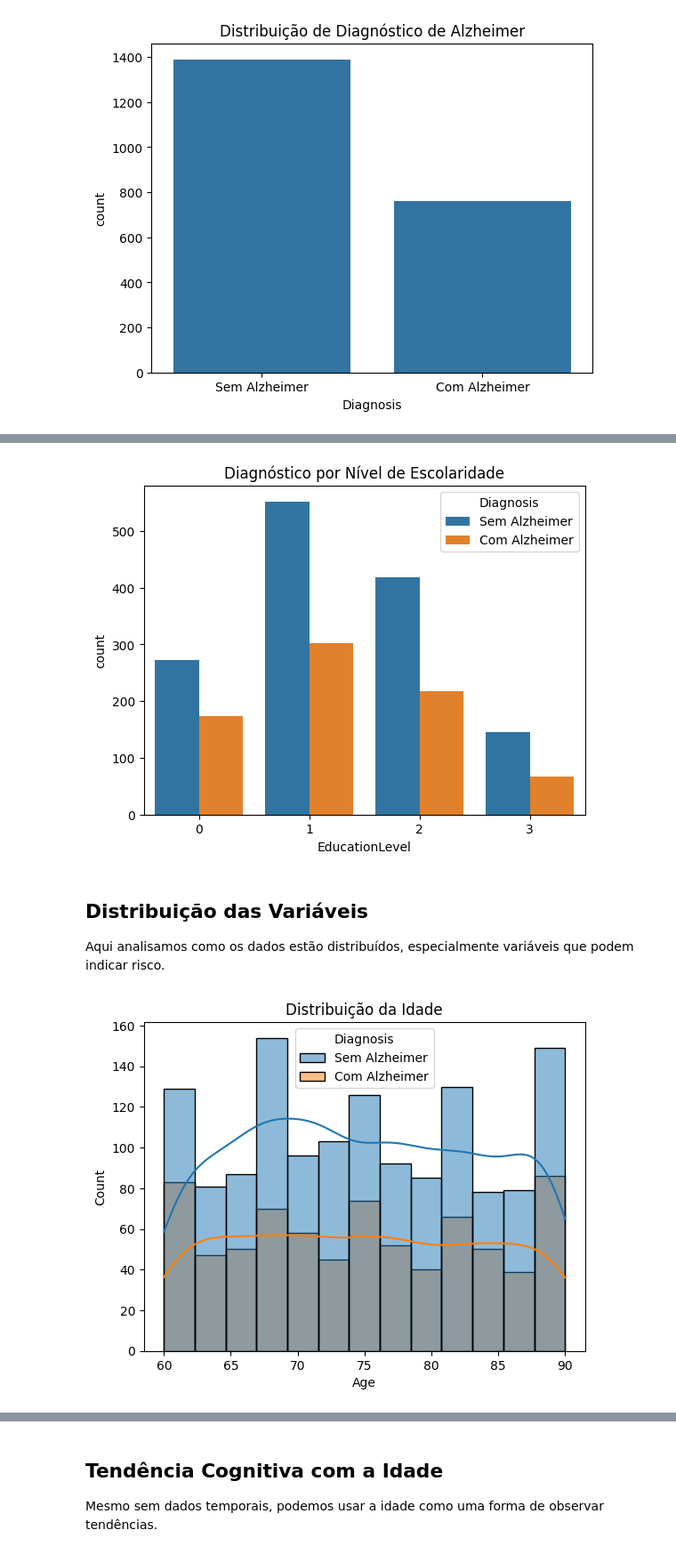
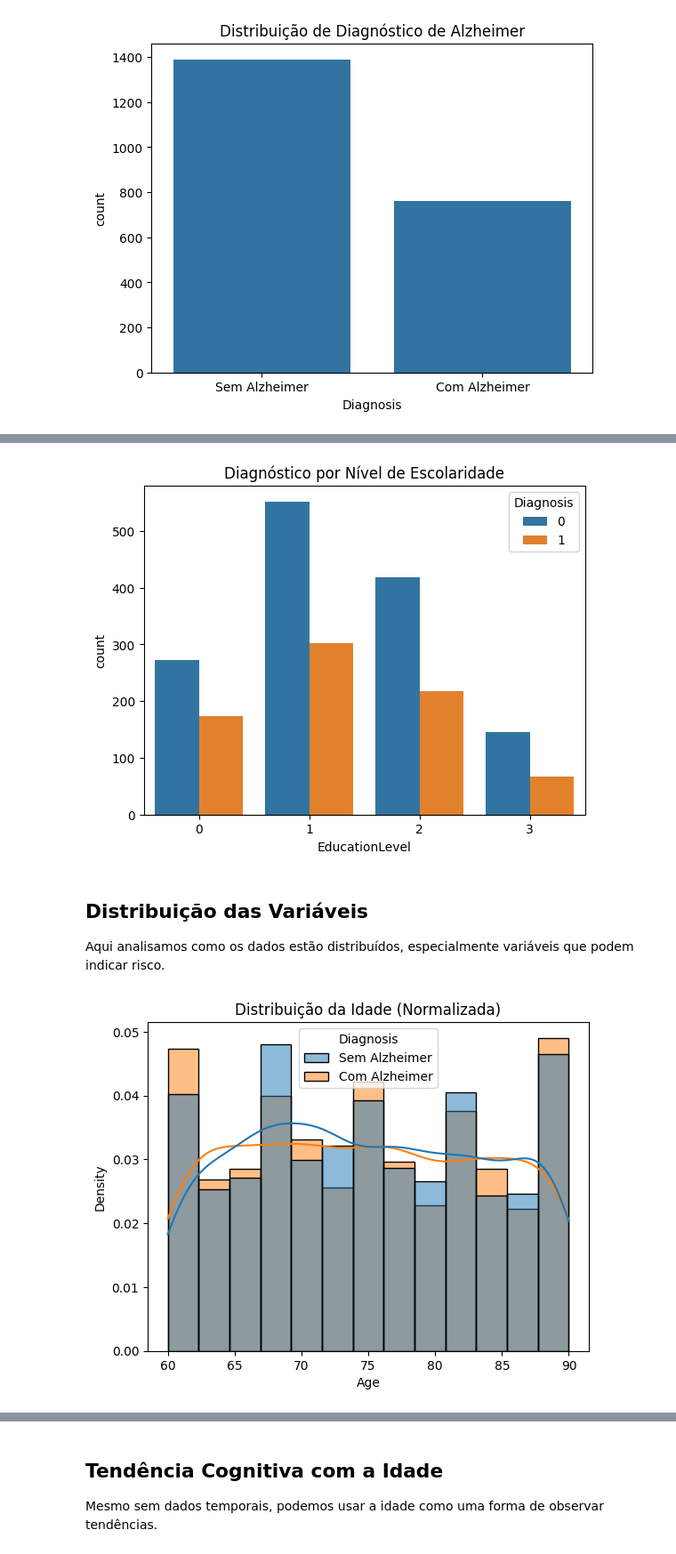
Before and after one commit to JoaoVittorAlves/Projeto-Dataviz, a Jupyter notebook: notebooks/exploracao.ipynb, the cells around one changed output, grey strips where cells are left out. Shown at 89% size. Drawn from its saved outputs; the diff is of its cells as text; code cells hidden in the pictures.

```diff
--- a/notebooks/exploracao.ipynb
+++ b/notebooks/exploracao.ipynb
@@ -254,9 +254,19 @@ df.head()
 | 3 | 74 | 1 | 0 | 1 | 33.800817 | 1 | 12.209266 | 8.428001 | ... |
 | 4 | 89 | 0 | 0 | 0 | 20.716974 | 0 | 18.454356 | 6.310461 | ... |
 5 rows × 33 columns
+# %%
+#DataFrame numerico para usar em correlação
+df_numeric = pd.read_csv('../data/alzheimers_disease_data.csv')
+
+df_numeric.drop(['PatientID', 'DoctorInCharge'], axis=1, inplace=True)
 # %%
-# Classificando a coluna 'Diagnosis' para facilitar a visualização dos gráficos
-df['Diagnosis'] = df['Diagnosis'].map({0: 'Sem Alzheimer', 1: 'Com Alzheimer'})
+# Criando um DataFrame para visualização com as colunas categoricas
+df_visual = df_numeric.copy()
+
+df_visual['Diagnosis'] = df_visual['Diagnosis'].map({0: 'Sem Alzheimer', 1: 'Com Alzheimer'})
+df_visual['Hypertension'] = df_visual['Hypertension'].map({0: 'Não hipertenso', 1: 'hipertenso'})
+df_visual['Diabetes'] = df_visual['Diabetes'].map({0: 'Sem diabetes', 1: 'Diabético'})
+df_visual['Gender'] = df_visual['Gender'].map({0: 'Feminino', 1: 'Masculino'})
 # %% [markdown]
 ## Análise Inicial dos Dados
 
@@ -301,17 +311,25 @@ sns.countplot(x='EducationLevel', hue='Diagnosis', data=df)
 plt.title("Diagnóstico por Nível de Escolaridade")
 plt.show()
 # %% [output]
-[figure, old version]
+[figure, new version]
 # %% [markdown]
 ## Distribuição das Variáveis
 
 Aqui analisamos como os dados estão distribuídos, especialmente variáveis que podem indicar risco.
 # %%
-sns.histplot(data=df, x='Age', hue='Diagnosis', kde=True)
-plt.title("Distribuição da Idade")
+sns.histplot(
+    data=df_visual,
+    x='Age',
+    hue='Diagnosis',
+    kde=True,
+    stat='density',
+    common_norm=False
+)
+
+plt.title("Distribuição da Idade (Normalizada)")
 plt.show()
 # %% [output]
-[figure, old version]
+[figure, new version]
 # %%
 sns.histplot(data=df, x='MMSE', hue='Diagnosis', kde=True)
 plt.title("Distribuição do MMSE")
```
Also changed, not shown: parts of 10 cells of this notebook, 1 other file.
